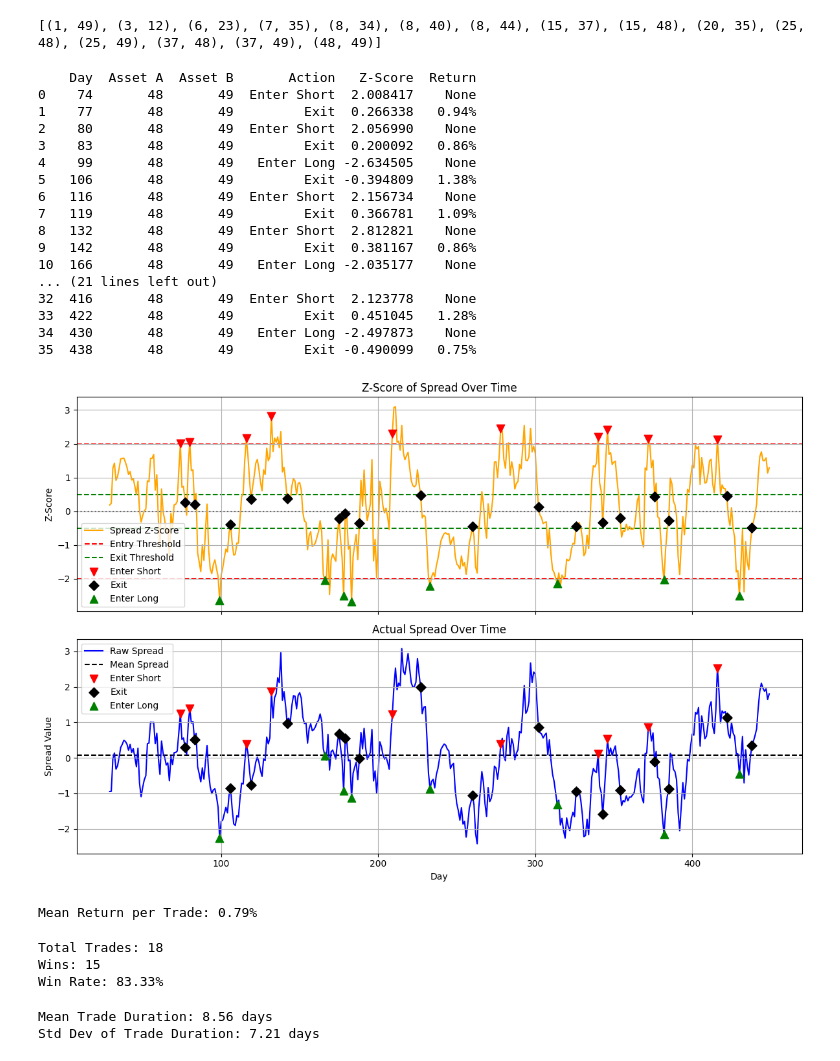
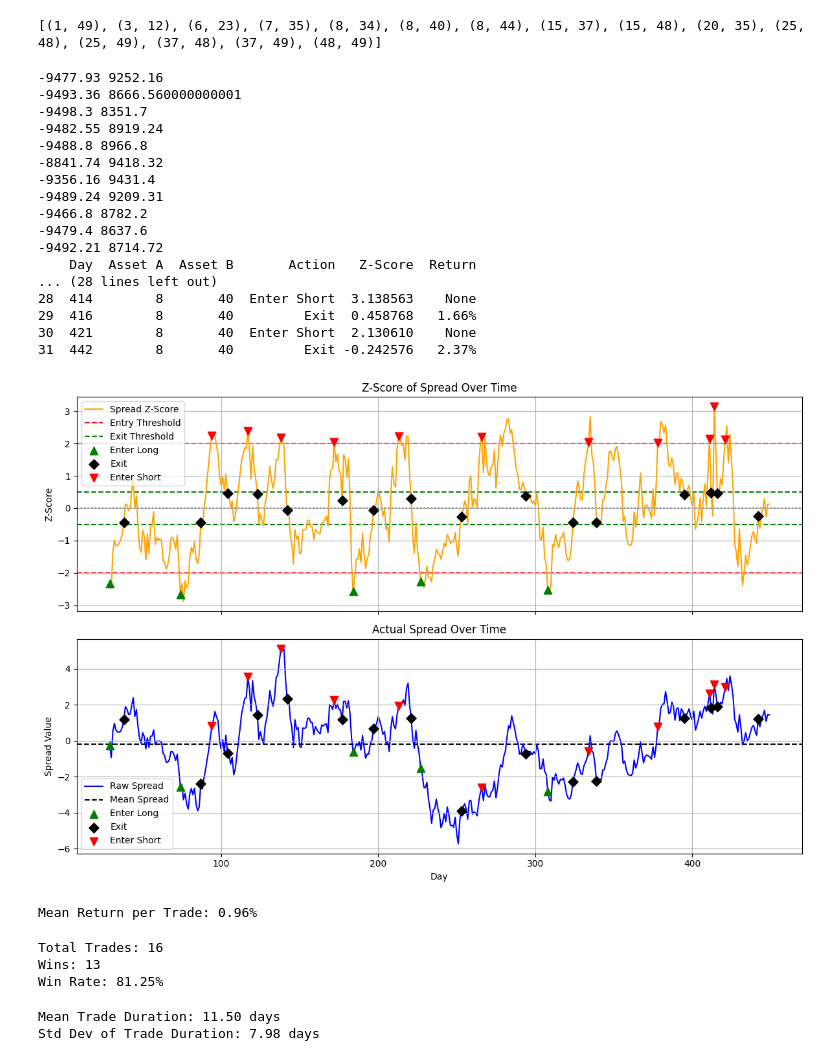
Before and after one commit to Marques-079/2025-algothon, a Jupyter notebook: testing_algs.ipynb, the cells around one changed output. Saved outputs shown, nothing was run; the diff lists cells and outputs as text; code cells hidden in the pictures.

Commit message:
mean reversion continued research

```diff
--- a/testing_algs.ipynb
+++ b/testing_algs.ipynb
@@ -34,38 +34,39 @@ if __name__ == "__main__":
 [(1, 49), (3, 12), (6, 23), (7, 35), (8, 34), (8, 40), (8, 44), (15, 37), (15, 48), (20, 35), (25, 48), (25, 49), (37, 48), (37, 49), (48, 49)]
 # %%
 # --- Step 3: Run trader with ONE pair for now ---
-trader = MeanReversionTrader(pairs=[pairs[-1]], beta_matrix=beta_matrix, alpha_matrix=alpha_matrix)
+num = 5
+trader = MeanReversionTrader(pairs=[pairs[num]], beta_matrix=beta_matrix, alpha_matrix=alpha_matrix)
 
 # Run simulation
 trader.run(prcTrain)
 
 # --- Step 4: Analyze Results ---
 # Show trade log
 log = trader.get_trade_log()
 print(log)
 
 # Plot the spread z-score evolution
 # trader.plot_spread()
 trader.plot_spread()
 # %% [output]
+-9477.93 9252.16
+-9493.36 8666.560000000001
+-9498.3 8351.7
+-9482.55 8919.24
+-9488.8 8966.8
+-8841.74 9418.32
+-9356.16 9431.4
+-9489.24 9209.31
+-9466.8 8782.2
+-9479.4 8637.6
+-9492.21 8714.72
     Day  Asset A  Asset B       Action   Z-Score  Return
-0    74       48       49  Enter Short  2.008417    None
-1    77       48       49         Exit  0.266338   0.94%
-2    80       48       49  Enter Short  2.056990    None
-3    83       48       49         Exit  0.200092   0.86%
-4    99       48       49   Enter Long -2.634505    None
-5   106       48       49         Exit -0.394809   1.38%
-6   116       48       49  Enter Short  2.156734    None
-7   119       48       49         Exit  0.366781   1.09%
-8   132       48       49  Enter Short  2.812821    None
-9   142       48       49         Exit  0.381167   0.86%
-10  166       48       49   Enter Long -2.035177    None
-... (21 lines left out)
-32  416       48       49  Enter Short  2.123778    None
-33  422       48       49         Exit  0.451045   1.28%
-34  430       48       49   Enter Long -2.497873    None
-35  438       48       49         Exit -0.490099   0.75%
+... (28 lines left out)
+28  414        8       40  Enter Short  3.138563    None
+29  416        8       40         Exit  0.458768   1.66%
+30  421        8       40  Enter Short  2.130610    None
+31  442        8       40         Exit -0.242576   2.37%
-[figure, old version]
+[figure, new version]
 # %%
 completed_trades = log[log["Action"] == "Exit"].copy()
 
@@ -77,7 +78,7 @@ mean_return = completed_trades["Return"].mean()
 
 print(f"Mean Return per Trade: {mean_return:.2f}%")
 # %% [output]
-Mean Return per Trade: 0.79%
+Mean Return per Trade: 0.96%
 # %%
 completed_trades = log[log["Action"] == "Exit"].copy()
 
@@ -93,9 +94,9 @@ print(f"Total Trades: {total_trades}")
 print(f"Wins: {wins}")
 print(f"Win Rate: {win_rate:.2%}")
 # %% [output]
-Total Trades: 18
-Wins: 15
-Win Rate: 83.33%
+Total Trades: 16
+Wins: 13
+Win Rate: 81.25%
 # %%
 def compute_trade_durations(log):
     """
@@ -135,5 +136,5 @@ def compute_trade_durations(log):
     return durations, mean_duration, std_duration
 durations, mean_duration, std_duration = compute_trade_durations(log)
 # %% [output]
-Mean Trade Duration: 8.56 days
-Std Dev of Trade Duration: 7.21 days
+Mean Trade Duration: 11.50 days
+Std Dev of Trade Duration: 7.98 days
```
Also changed, not shown: 4 other files.
